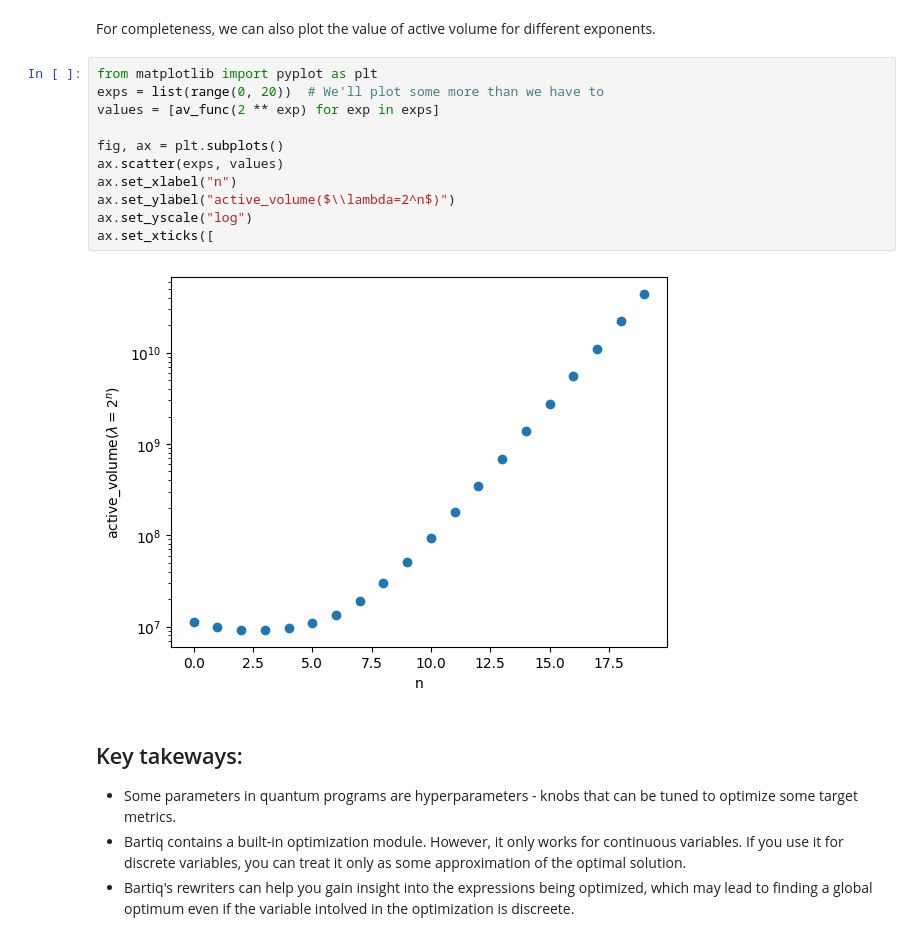
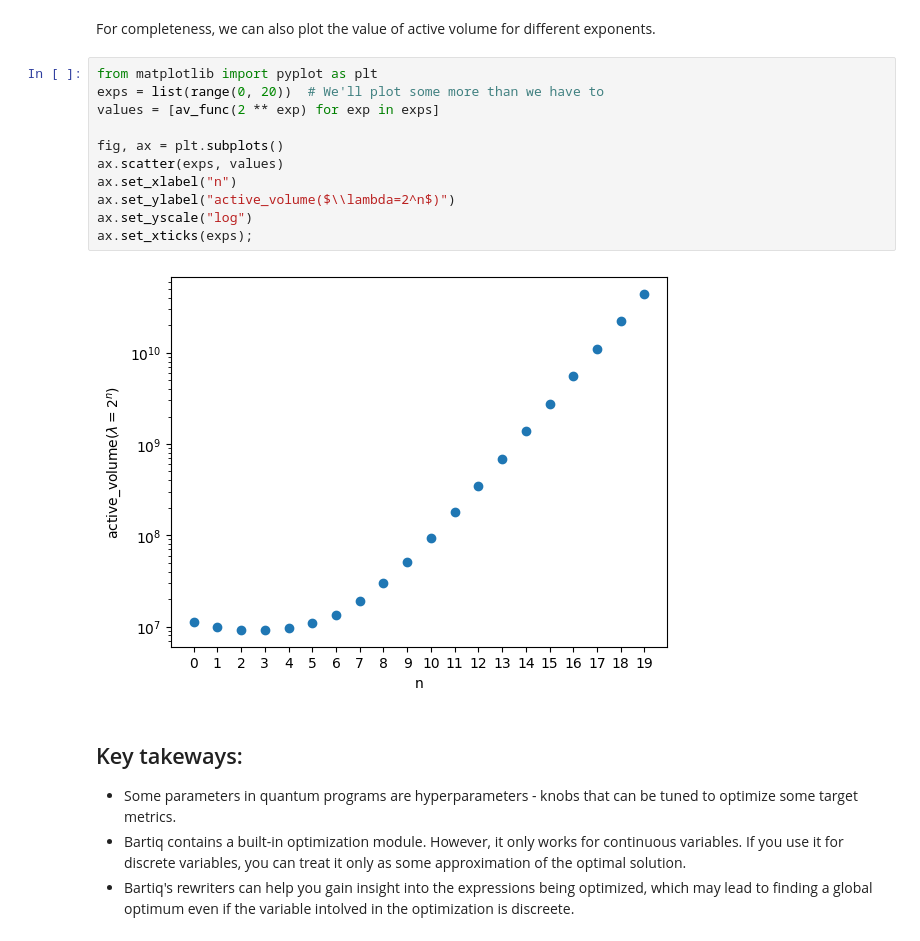
Before and after one commit to PsiQ/bartiq, a Jupyter notebook: docs/tutorials/2025_ieee_qw/hyperparameter_optimization.ipynb, the cells around one changed output. Saved outputs shown, nothing was run; the diff lists cells and outputs as text.

```diff
--- a/docs/tutorials/2025_ieee_qw/hyperparameter_optimization.ipynb
+++ b/docs/tutorials/2025_ieee_qw/hyperparameter_optimization.ipynb
@@ -119,16 +119,16 @@ For completeness, we can also plot the value of active volume for different expo
 # %%
 from matplotlib import pyplot as plt
 exps = list(range(0, 20))  # We'll plot some more than we have to
 values = [av_func(2 ** exp) for exp in exps]
 
 fig, ax = plt.subplots()
 ax.scatter(exps, values)
 ax.set_xlabel("n")
 ax.set_ylabel("active_volume($\\lambda=2^n$)")
 ax.set_yscale("log")
-ax.set_xticks([
+ax.set_xticks(exps);
 # %% [output]
-[figure, old version]
+[figure, new version]
 # %% [markdown]
 ## Key takeways:
 - Some parameters in quantum programs are hyperparameters - knobs that can be tuned to optimize some target metrics.
```
Also changed, not shown: 1 other file.
